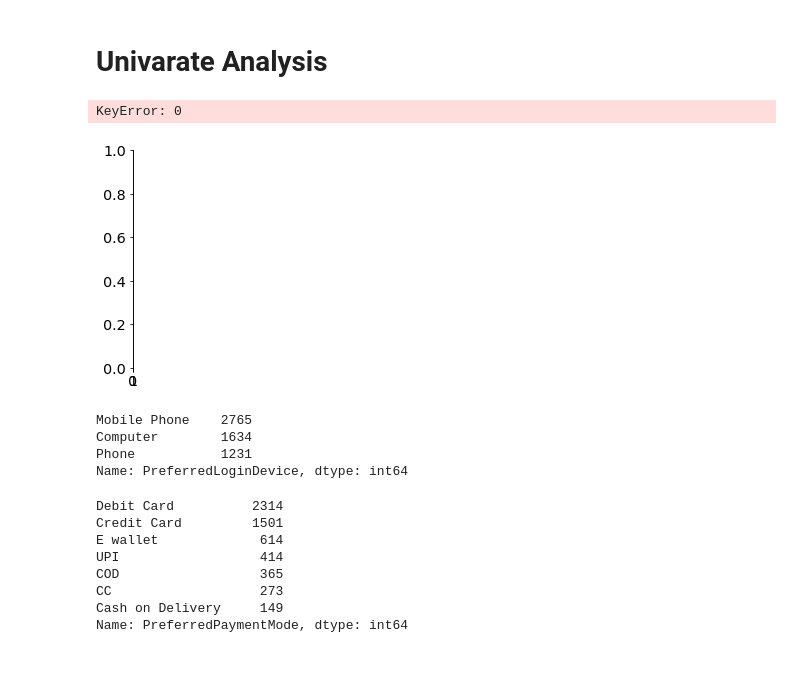
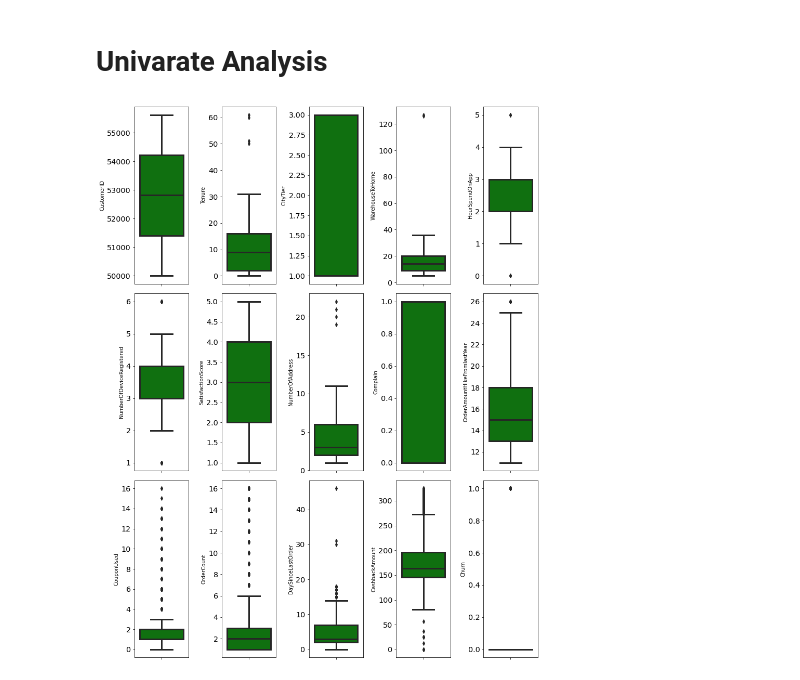
Before and after one commit to Lima-B-Aja/5-b-aja, a Jupyter notebook: Final_Project_Rakamin.ipynb, the cells around one changed output. Drawn from its saved outputs; the diff is of its cells as text; code cells hidden in the pictures.

```diff
--- a/Final_Project_Rakamin.ipynb
+++ b/Final_Project_Rakamin.ipynb
@@ -136,13 +136,13 @@ DaySinceLastOrder,
 # %% [markdown]
 C : Tidak ada
 # %%
-cats =df[['PreferredLoginDevice',
+cats =['PreferredLoginDevice',
                  'PreferredPaymentMode',
                  'Gender',
                  'PreferedOrderCat',
-                 'MaritalStatus']]
+                 'MaritalStatus']
 
-nums = df[['CustomerID',
+nums = ['CustomerID',
               'Tenure',
               'CityTier',
               'WarehouseToHome',
@@ -156,7 +156,7 @@ nums = df[['CustomerID',
               'OrderCount',
               'DaySinceLastOrder',
               'CashbackAmount',
-              'Churn']]
+              'Churn']
 # %%
 for col in cats:
     print(f'''Value count kolom {col}:''')
@@ -183,28 +212,10 @@ Name: MaritalStatus, dtype: int64
 # %% [markdown]
 # Univarate Analysis
 # %%
-for i in range(0, len(numerical)):
-    plt.subplot(1, len(numerical), i+1)
-    sns.boxplot(y=df[numerical[i]], color='gray', orient='v')
+plt.figure(figsize=(12, 20))
+for i in range(0, len(nums)):
+    plt.subplot(4, len(nums)/3, i+1)
+    sns.boxplot(y=df[nums[i]], color='green', orient='v')
     plt.tight_layout()
 # %% [output]
-KeyError: 0
-[figure, old version]
+[figure, new version]
-# %%
-categorical['PreferredLoginDevice'].value_counts()
-# %% [output]
-Mobile Phone    2765
-Computer        1634
-Phone           1231
-Name: PreferredLoginDevice, dtype: int64
-# %%
-categorical['PreferredPaymentMode'].value_counts()
-# %% [output]
-Debit Card          2314
-Credit Card         1501
-E wallet             614
-UPI                  414
-COD                  365
-CC                   273
-Cash on Delivery     149
-Name: PreferredPaymentMode, dtype: int64
```
Also changed, not shown: parts of 24 cells of this notebook.
